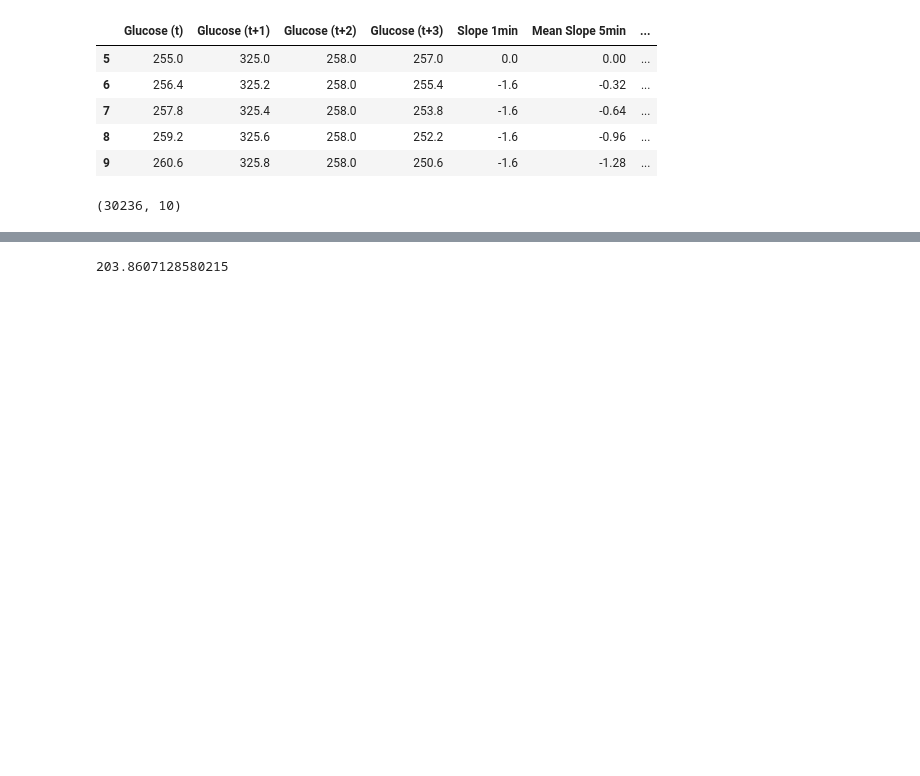
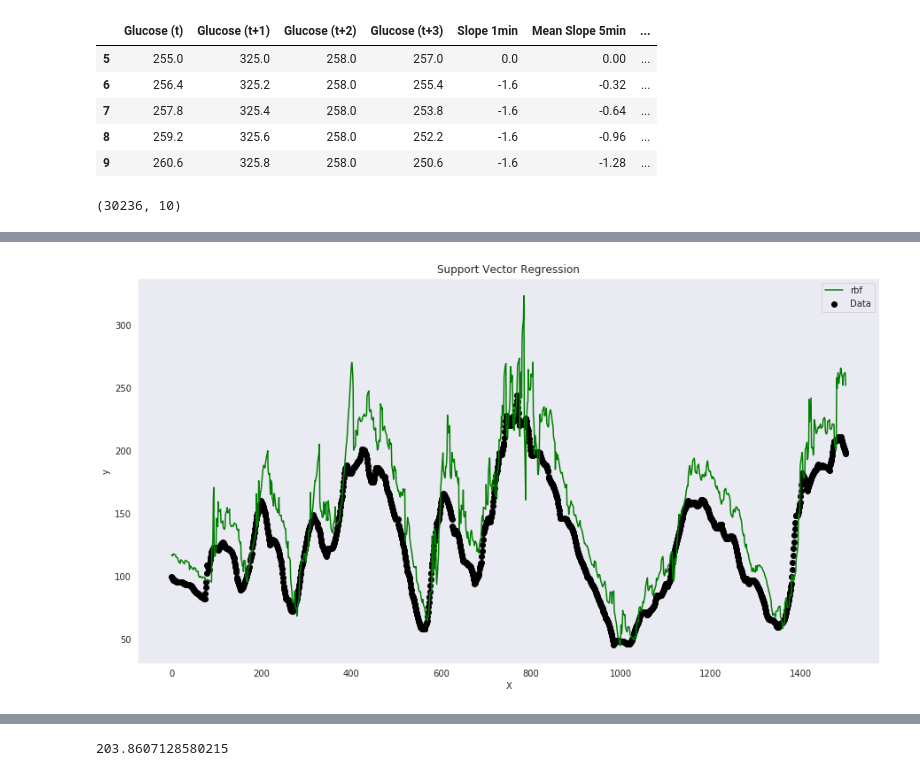
Before and after one commit to gmagannaDevelop/DiabManager, a Jupyter notebook: parse_carelink.ipynb, the cells around one changed output, grey strips where cells are left out. Drawn from its saved outputs; the diff is of its cells as text; code cells hidden in the pictures; blank space fills up the shorter version.

```diff
--- a/parse_carelink.ipynb
+++ b/parse_carelink.ipynb
@@ -876,3 +925,6 @@ y2 = data.loc[30240:35000, data.columns[-1]].values
+# %%
+X4 = data.loc[35000:35000+1500, slicer[0]:slicer[-1]].values
+y4 = data.loc[35000:35000+1500, data.columns[-1]].values
 # %%
 R = SVRegressor()
 # %%
@@ -895,0 +981,4 @@ R.plot_test(X=X2, y=y2, kernel='rbf')
+# %%
+R.plot(X=X4, y=y4, kernel='rbf')
+# %% [output]
+[figure, added]
```
Also changed, not shown: parts of 20 cells of this notebook, 1 other file.
